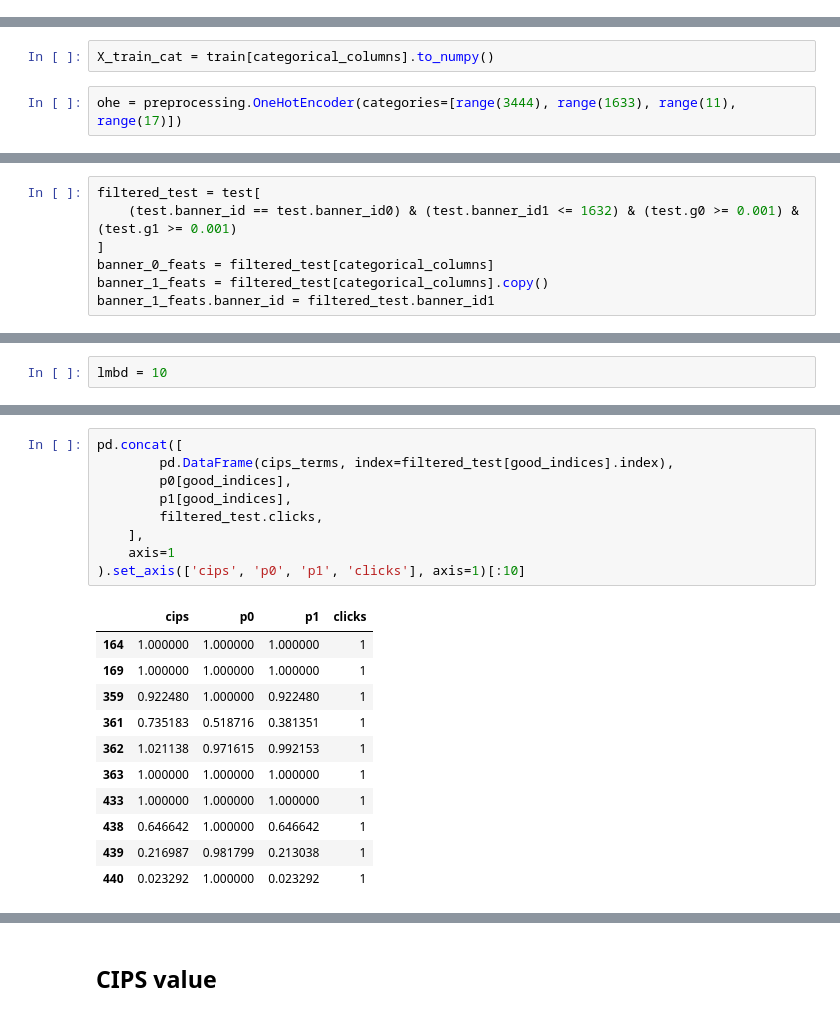
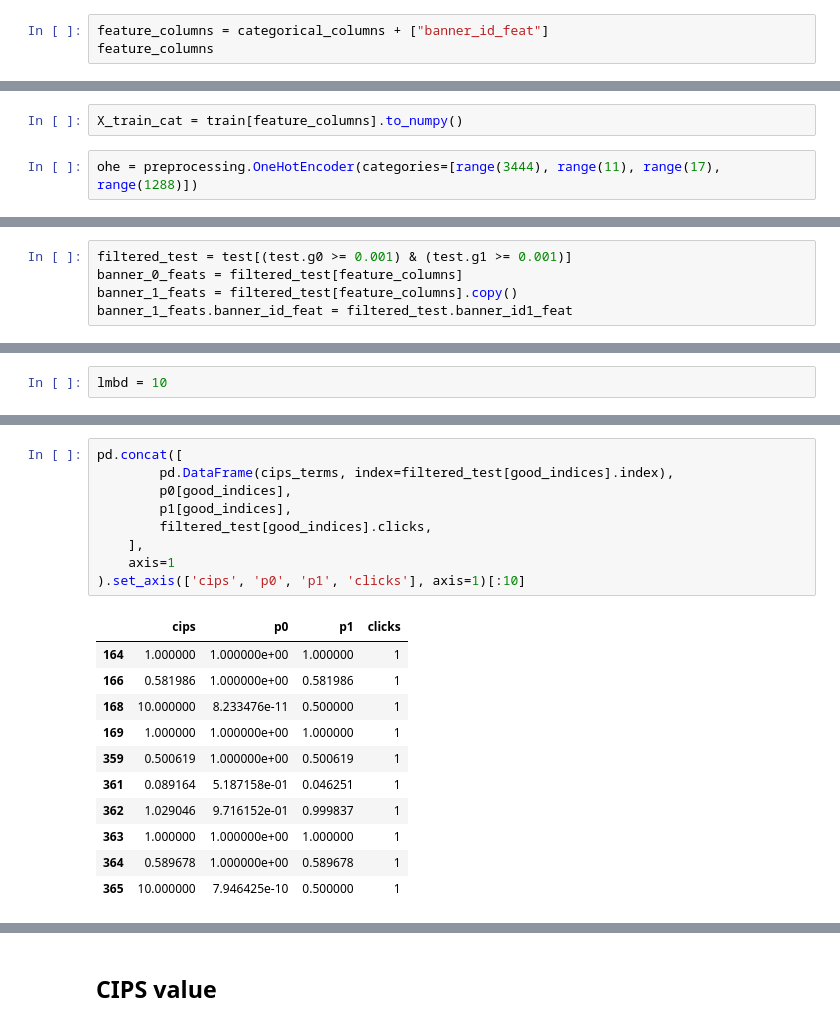
Before and after one commit to sergeyivanovgit/Recsys-course-homework, a Jupyter notebook: polievits.a/hw4/polievits_a.ipynb, the cells around one changed output, grey strips where cells are left out. Cells and saved outputs as stored; diff of their text form.

```diff
--- a/polievits.a/hw4/polievits_a.ipynb
+++ b/polievits.a/hw4/polievits_a.ipynb
@@ -199,0 +326,3 @@ categorical_columns
+# %%
+feature_columns = categorical_columns + ["banner_id_feat"]
+feature_columns
@@ -200,7 +331,7 @@ categorical_columns
 # %%
-X_train_cat = train[categorical_columns].to_numpy()
+X_train_cat = train[feature_columns].to_numpy()
 # %%
-ohe = preprocessing.OneHotEncoder(categories=[range(3444), range(1633), range(11), range(17)])
+ohe = preprocessing.OneHotEncoder(categories=[range(3444), range(11), range(17), range(1288)])
 # %%
 ohe.fit(X_train_cat)
 # %% [output]
@@ -270,10 +403,8 @@ test[test.g0 < 0.01].g0.hist(log=True)
 # %%
-filtered_test = test[
-    (test.banner_id == test.banner_id0) & (test.banner_id1 <= 1632) & (test.g0 >= 0.001) & (test.g1 >= 0.001)
-]
-banner_0_feats = filtered_test[categorical_columns]
-banner_1_feats = filtered_test[categorical_columns].copy()
-banner_1_feats.banner_id = filtered_test.banner_id1
+filtered_test = test[(test.g0 >= 0.001) & (test.g1 >= 0.001)]
+banner_0_feats = filtered_test[feature_columns]
+banner_1_feats = filtered_test[feature_columns].copy()
+banner_1_feats.banner_id_feat = filtered_test.banner_id1_feat
 # %%
 filtered_test.shape, banner_0_feats.shape, banner_1_feats.shape
 # %% [output]
@@ -477,21 +598,21 @@ dtype: float64
 # %%
 pd.concat([
         pd.DataFrame(cips_terms, index=filtered_test[good_indices].index),
         p0[good_indices],
         p1[good_indices],
-        filtered_test.clicks,
+        filtered_test[good_indices].clicks,
     ],
     axis=1
 ).set_axis(['cips', 'p0', 'p1', 'clicks'], axis=1)[:10]
 # %% [output]
 |  | cips | p0 | p1 | clicks |
-| 164 | 1.000000 | 1.000000 | 1.000000 | 1 |
-| 169 | 1.000000 | 1.000000 | 1.000000 | 1 |
-| 359 | 0.922480 | 1.000000 | 0.922480 | 1 |
-| 361 | 0.735183 | 0.518716 | 0.381351 | 1 |
-| 362 | 1.021138 | 0.971615 | 0.992153 | 1 |
-| 363 | 1.000000 | 1.000000 | 1.000000 | 1 |
-| 433 | 1.000000 | 1.000000 | 1.000000 | 1 |
-| 438 | 0.646642 | 1.000000 | 0.646642 | 1 |
-| 439 | 0.216987 | 0.981799 | 0.213038 | 1 |
-| 440 | 0.023292 | 1.000000 | 0.023292 | 1 |
+| 164 | 1.000000 | 1.000000e+00 | 1.000000 | 1 |
+| 166 | 0.581986 | 1.000000e+00 | 0.581986 | 1 |
+| 168 | 10.000000 | 8.233476e-11 | 0.500000 | 1 |
+| 169 | 1.000000 | 1.000000e+00 | 1.000000 | 1 |
+| 359 | 0.500619 | 1.000000e+00 | 0.500619 | 1 |
+| 361 | 0.089164 | 5.187158e-01 | 0.046251 | 1 |
+| 362 | 1.029046 | 9.716152e-01 | 0.999837 | 1 |
+| 363 | 1.000000 | 1.000000e+00 | 1.000000 | 1 |
+| 364 | 0.589678 | 1.000000e+00 | 0.589678 | 1 |
+| 365 | 10.000000 | 7.946425e-10 | 0.500000 | 1 |
```
Also changed, not shown: parts of 82 cells of this notebook.
